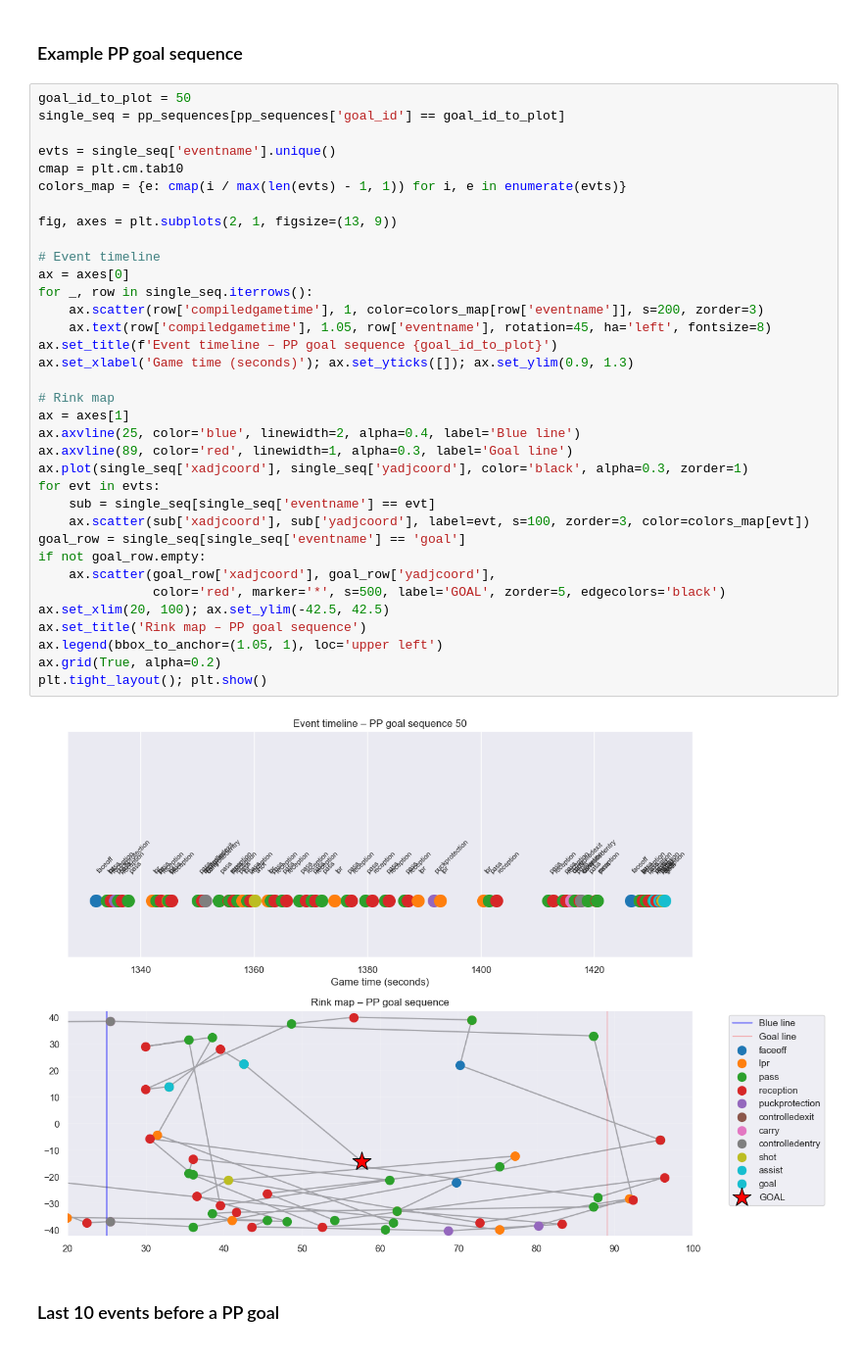
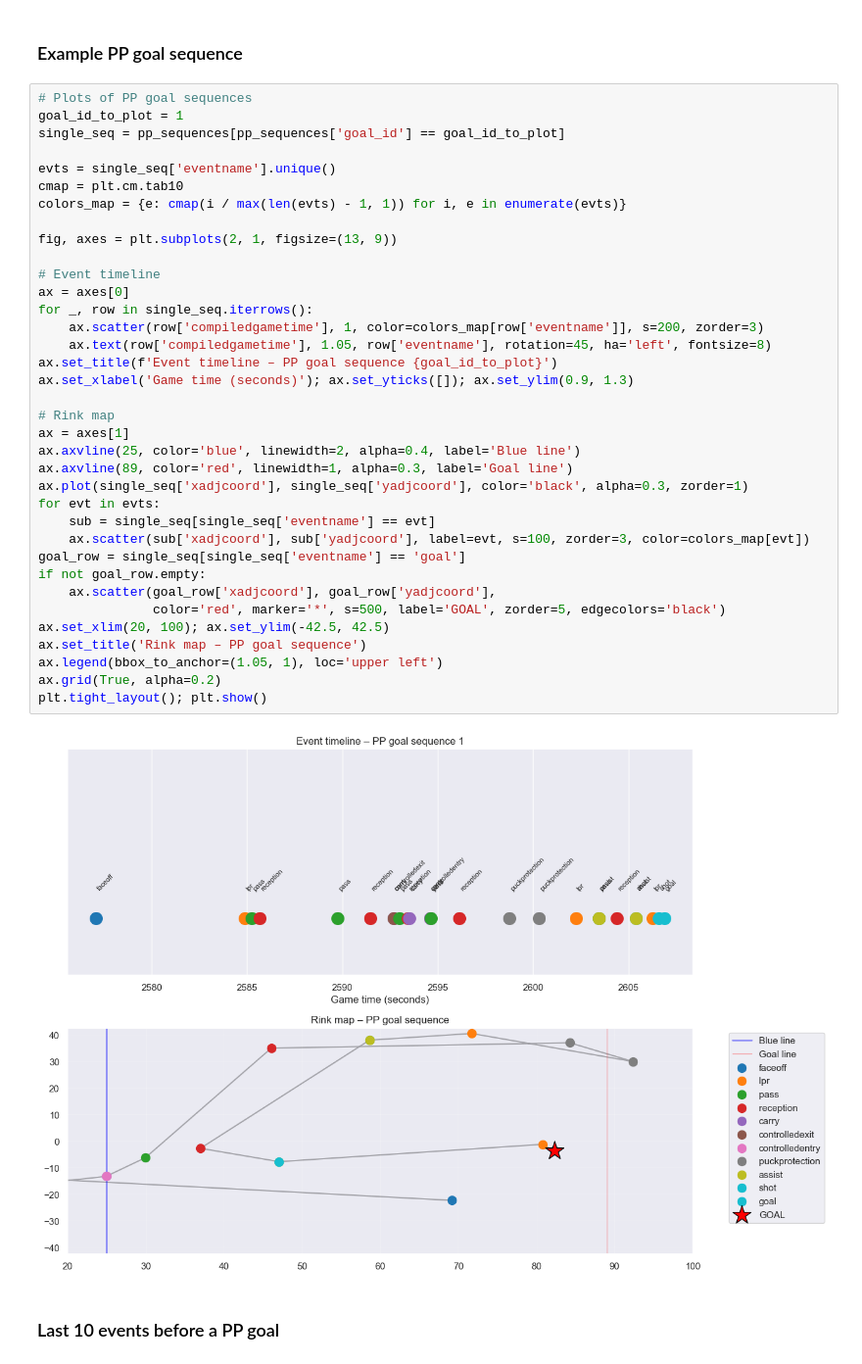
Before and after one commit to emmabertmar/LINHAC-project-2026, a Jupyter notebook: powerplay_analysis.ipynb, the cells around one changed output. Shown at 98% size. Saved outputs shown, nothing was run; the diff lists cells and outputs as text.

```diff
--- a/powerplay_analysis.ipynb
+++ b/powerplay_analysis.ipynb
@@ -141,7 +161,8 @@ Name: count, dtype: int64
 # %% [markdown]
 ### Example PP goal sequence
 # %%
-goal_id_to_plot = 50
+# Plots of PP goal sequences
+goal_id_to_plot = 1
 single_seq = pp_sequences[pp_sequences['goal_id'] == goal_id_to_plot]
 
 evts = single_seq['eventname'].unique()
@@ -149,34 +170,34 @@ cmap = plt.cm.tab10
 colors_map = {e: cmap(i / max(len(evts) - 1, 1)) for i, e in enumerate(evts)}
 
 fig, axes = plt.subplots(2, 1, figsize=(13, 9))
 
 # Event timeline
 ax = axes[0]
 for _, row in single_seq.iterrows():
     ax.scatter(row['compiledgametime'], 1, color=colors_map[row['eventname']], s=200, zorder=3)
     ax.text(row['compiledgametime'], 1.05, row['eventname'], rotation=45, ha='left', fontsize=8)
 ax.set_title(f'Event timeline – PP goal sequence {goal_id_to_plot}')
 ax.set_xlabel('Game time (seconds)'); ax.set_yticks([]); ax.set_ylim(0.9, 1.3)
 
 # Rink map
 ax = axes[1]
 ax.axvline(25, color='blue', linewidth=2, alpha=0.4, label='Blue line')
 ax.axvline(89, color='red', linewidth=1, alpha=0.3, label='Goal line')
 ax.plot(single_seq['xadjcoord'], single_seq['yadjcoord'], color='black', alpha=0.3, zorder=1)
 for evt in evts:
     sub = single_seq[single_seq['eventname'] == evt]
     ax.scatter(sub['xadjcoord'], sub['yadjcoord'], label=evt, s=100, zorder=3, color=colors_map[evt])
 goal_row = single_seq[single_seq['eventname'] == 'goal']
 if not goal_row.empty:
     ax.scatter(goal_row['xadjcoord'], goal_row['yadjcoord'],
                color='red', marker='*', s=500, label='GOAL', zorder=5, edgecolors='black')
 ax.set_xlim(20, 100); ax.set_ylim(-42.5, 42.5)
 ax.set_title('Rink map – PP goal sequence')
 ax.legend(bbox_to_anchor=(1.05, 1), loc='upper left')
 ax.grid(True, alpha=0.2)
 plt.tight_layout(); plt.show()
 # %% [output]
-[figure, old version]
+[figure, new version]
 # %% [markdown]
 ### Last 10 events before a PP goal
 # %%
```
Also changed, not shown: parts of 34 cells of this notebook.
